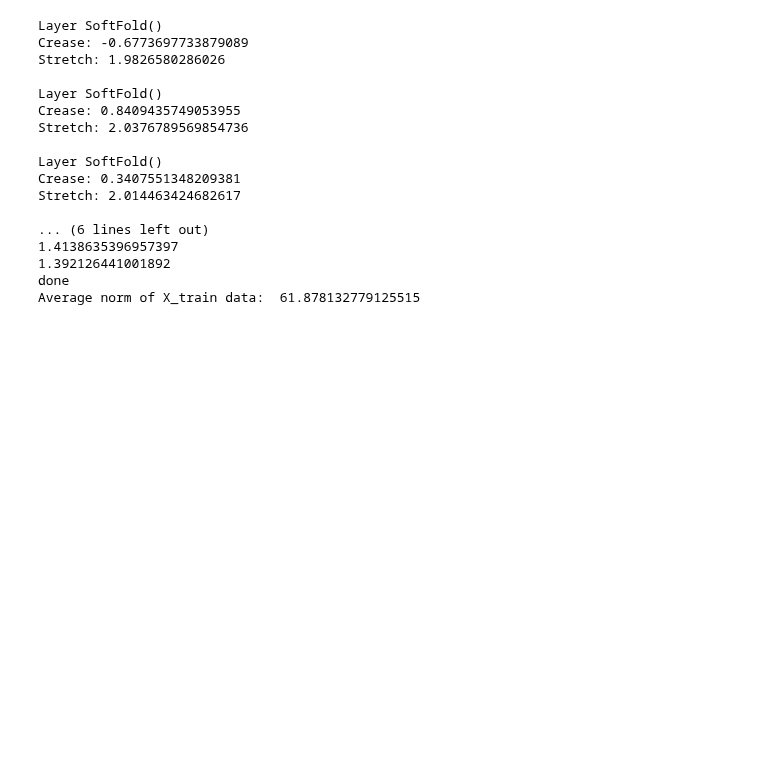
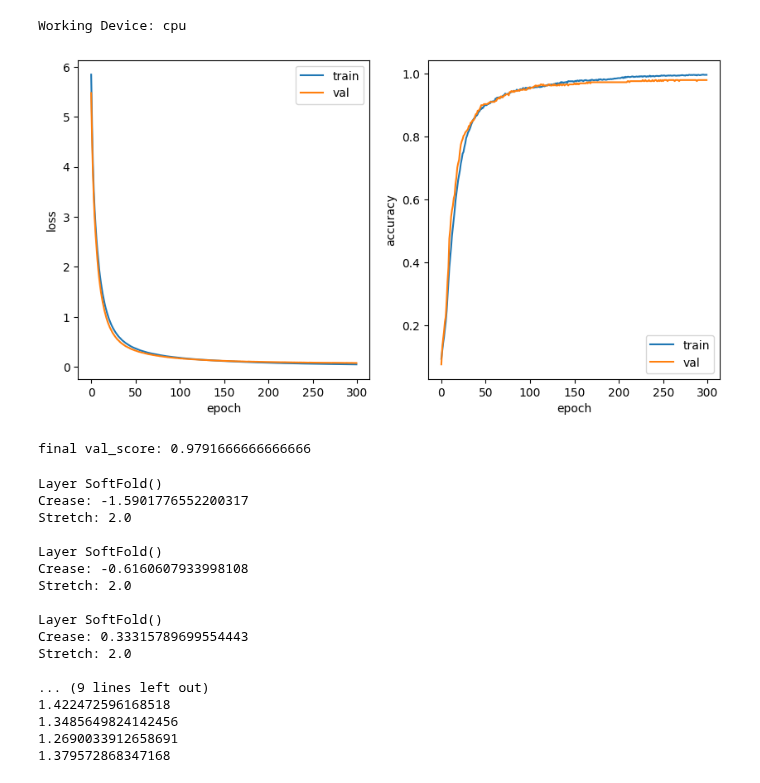
Before and after one commit to binDebug3/FoldAndCutNetworks, a Jupyter notebook: d-sam.ipynb, the cells around one changed output. Cells and saved outputs as stored; diff of their text form; code cells hidden in the pictures; blank space fills up the shorter version.

```diff
--- a/d-sam.ipynb
+++ b/d-sam.ipynb
@@ -78,3 +60,13 @@ print(val_accuracies[-1])
+# %%
+model2 = DynamicOrigami(architecture2,10)
+optimizer = torch.optim.Adam(model2.parameters(), lr=.0001)
+train_losses, val_losses, train_accuracies, val_accuracies = train(model2, optimizer, train_loader, val_loader, epochs=300)
+plot_model(train_losses, val_losses, train_accuracies, val_accuracies)
+print("final val_score:", np.mean(val_accuracies[-10]))
+# %% [output]
+Working Device: cpu
+[figure, added]
+final val_score: 0.9791666666666666
 # %%
 # print out all stretch and crease parameters
 for layer in model.layers:
@@ -85,28 +77,34 @@ for layer in model.layers:
         print(f'Stretch: {layer.stretch.data}')
         print()
 
+n_vectors = []
+a_values = []
+stretch_values = []
 # print the norm of the fold parameters
 for layer in model.layers:
     if isinstance(layer, SoftFold):
         print(torch.norm(layer.n).item())
+        n_vectors.append(layer.n.detach().numpy())
+        a_values.append(layer.crease.detach().numpy())
+        stretch_values.append(layer.stretch.detach().numpy())
 
-print('done')
-print("Average norm of X_train data: ", np.linalg.norm(X_train, axis=1).mean())
+linear = model.layers[-1]
+weights = linear.weight.detach().numpy()
 # %% [output]
 Layer SoftFold()
-Crease: -0.6773697733879089
-Stretch: 1.9826580286026
+Crease: -1.5901776552200317
+Stretch: 2.0
 
 Layer SoftFold()
-Crease: 0.8409435749053955
-Stretch: 2.0376789569854736
+Crease: -0.6160607933998108
+Stretch: 2.0
 
 Layer SoftFold()
-Crease: 0.3407551348209381
-Stretch: 2.014463424682617
+Crease: 0.33315789699554443
+Stretch: 2.0
 
-... (6 lines left out)
-1.4138635396957397
-1.392126441001892
-done
-Average norm of X_train data:  61.878132779125515
+... (9 lines left out)
+1.422472596168518
+1.3485649824142456
+1.2690033912658691
+1.379572868347168
```
Also changed, not shown: parts of 8 cells of this notebook, 2 other files.
